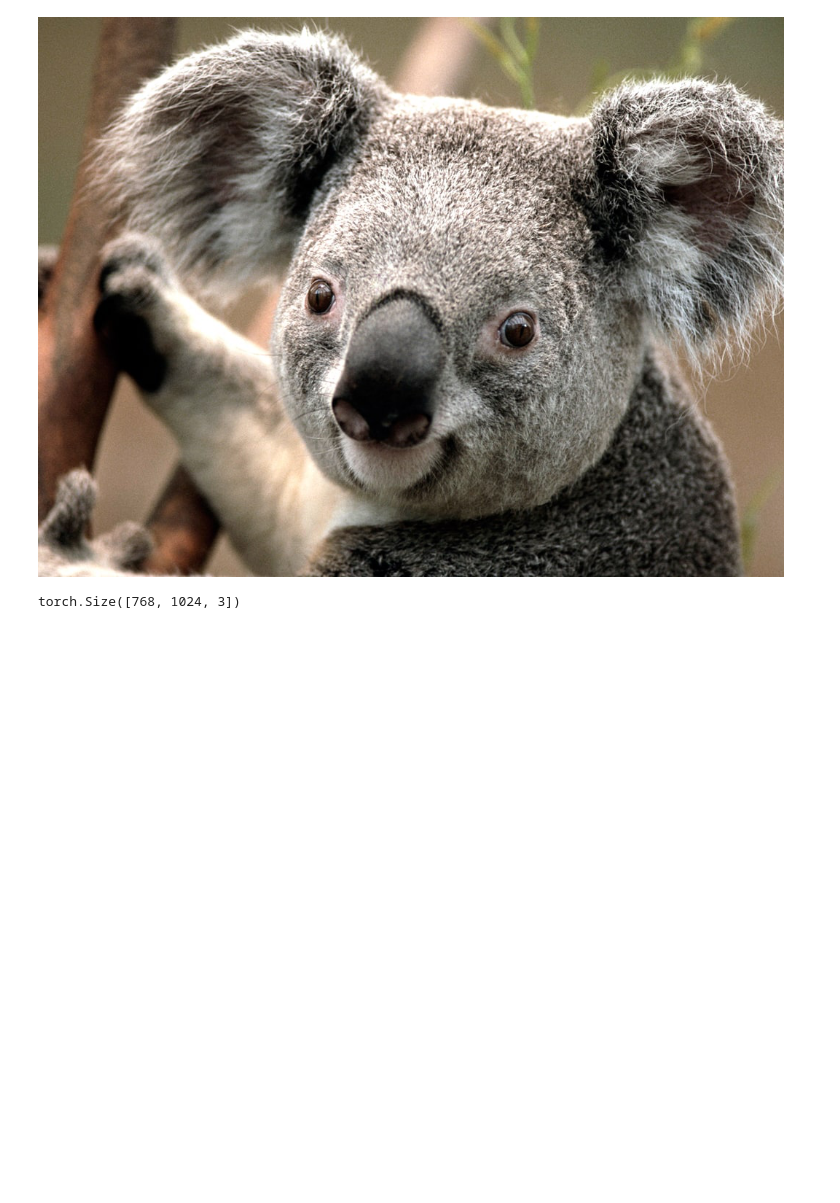
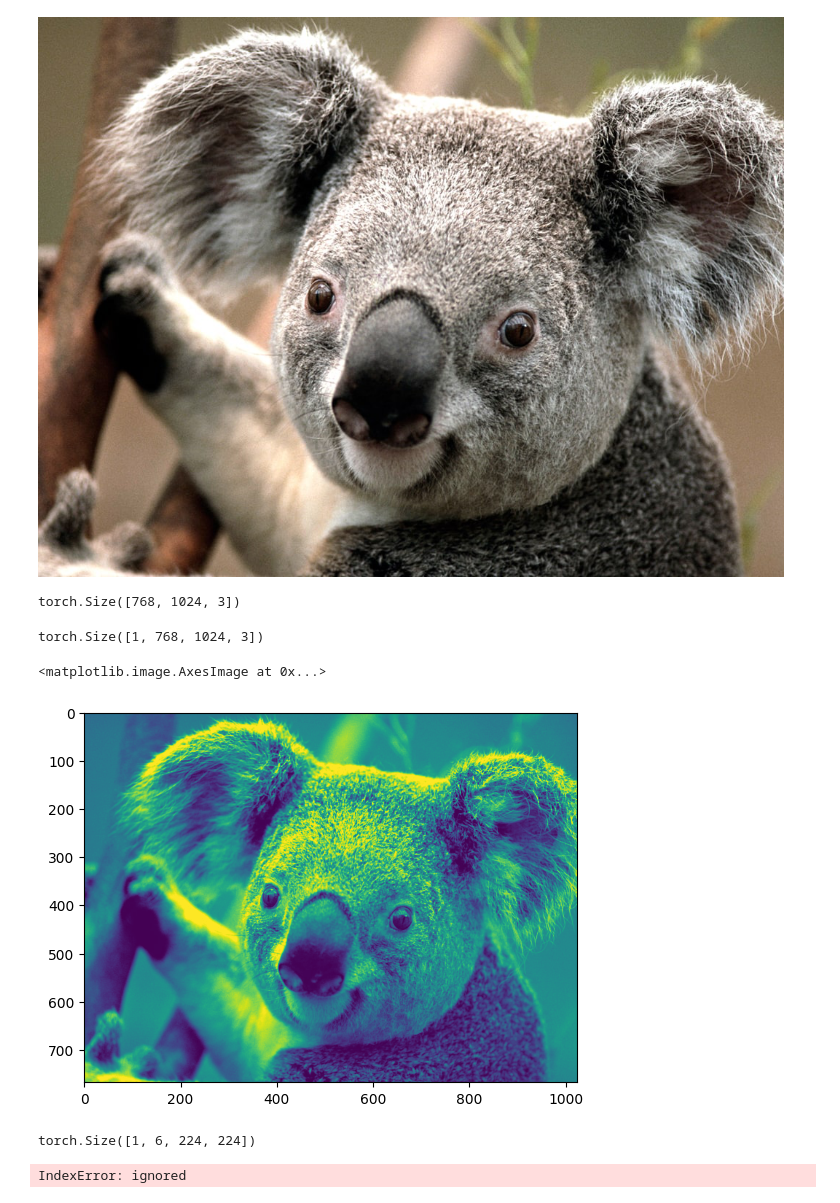
Before and after one commit to antahiap/Intro_to_Python_DSR, a Jupyter notebook: PyTorch_Conv2D_on_class.ipynb, the cells around one changed output. Cells and saved outputs as stored; diff of their text form; code cells hidden in the pictures; blank space fills up the shorter version.

```diff
--- a/PyTorch_Conv2D_on_class.ipynb
+++ b/PyTorch_Conv2D_on_class.ipynb
@@ -110,3 +115,14 @@ images_koala = torch.tensor(np.array(img))
 images_koala.shape
 # %% [output]
 torch.Size([768, 1024, 3])
+# %%
+reshape_koala = images_koala.view(1, 768, 1024, 3)
+reshape_koala.shape
+# %% [output]
+torch.Size([1, 768, 1024, 3])
+# %%
+import matplotlib.pyplot as plt
+plt.imshow(reshape_koala[0, :, :, 1])
+# %% [output]
+<matplotlib.image.AxesImage at 0x...>
+[figure, added]
@@ -112,0 +141,22 @@ torch.Size([768, 1024, 3])
+# %%
+import torch.nn as nn
+
+# Create the convolutional layer
+conv_layer = nn.Conv2d(in_channels=3, out_channels=6, kernel_size=3, stride=1, padding=1)
+
+# Expand dimensions to represent a batch of size 1
+img_tensor = img_tensor.unsqueeze(0)
+
+# Apply the convolutional layer
+output = conv_layer(img_tensor)
+output.shape
+# %% [output]
+torch.Size([1, 6, 224, 224])
+# %%
+# @title {run:'auto'}
+
+
+slider_value = 35  # @param {type: "slider", min: 0, max: 47}
+plt.imshow(output.squeeze().detach().numpy()[slider_value, :, : ])
+# %% [output]
+IndexError: ignored
```
Also changed, not shown: parts of 6 cells of this notebook.
